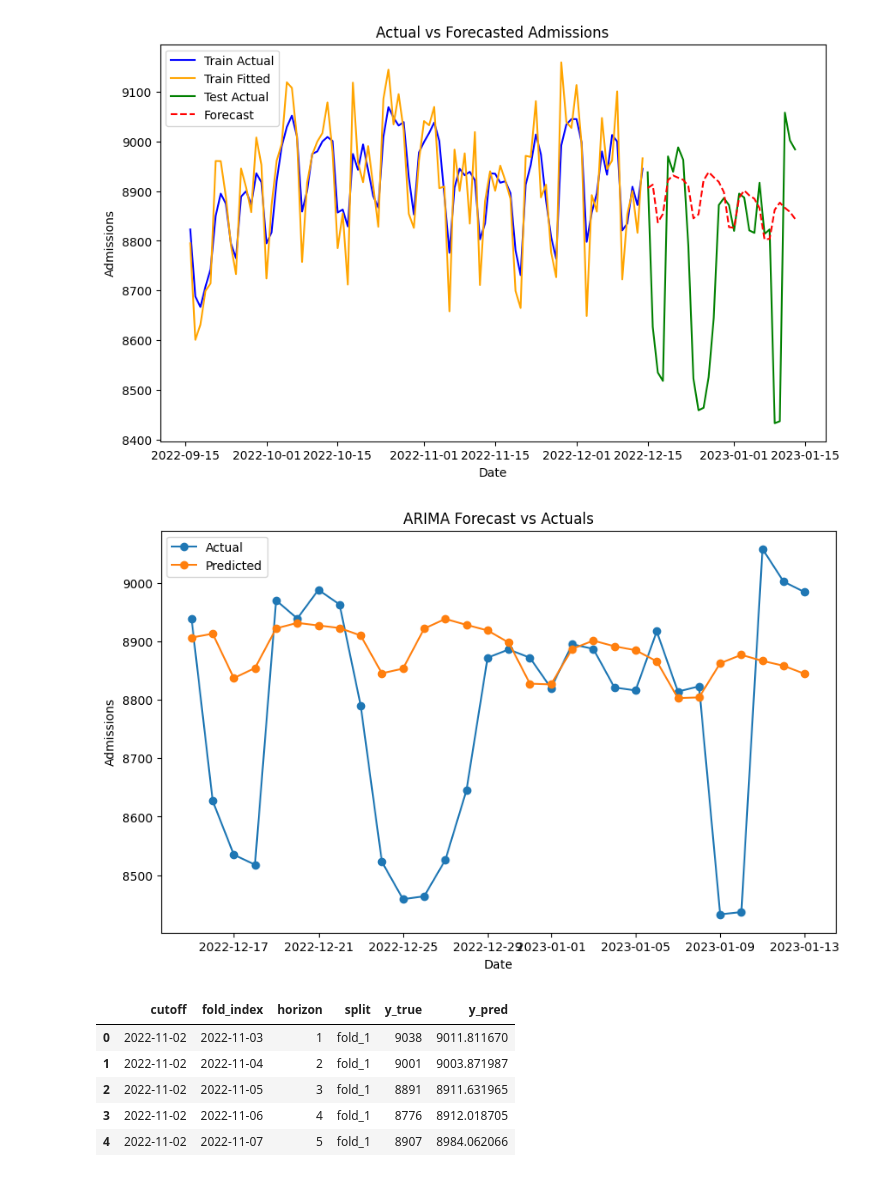
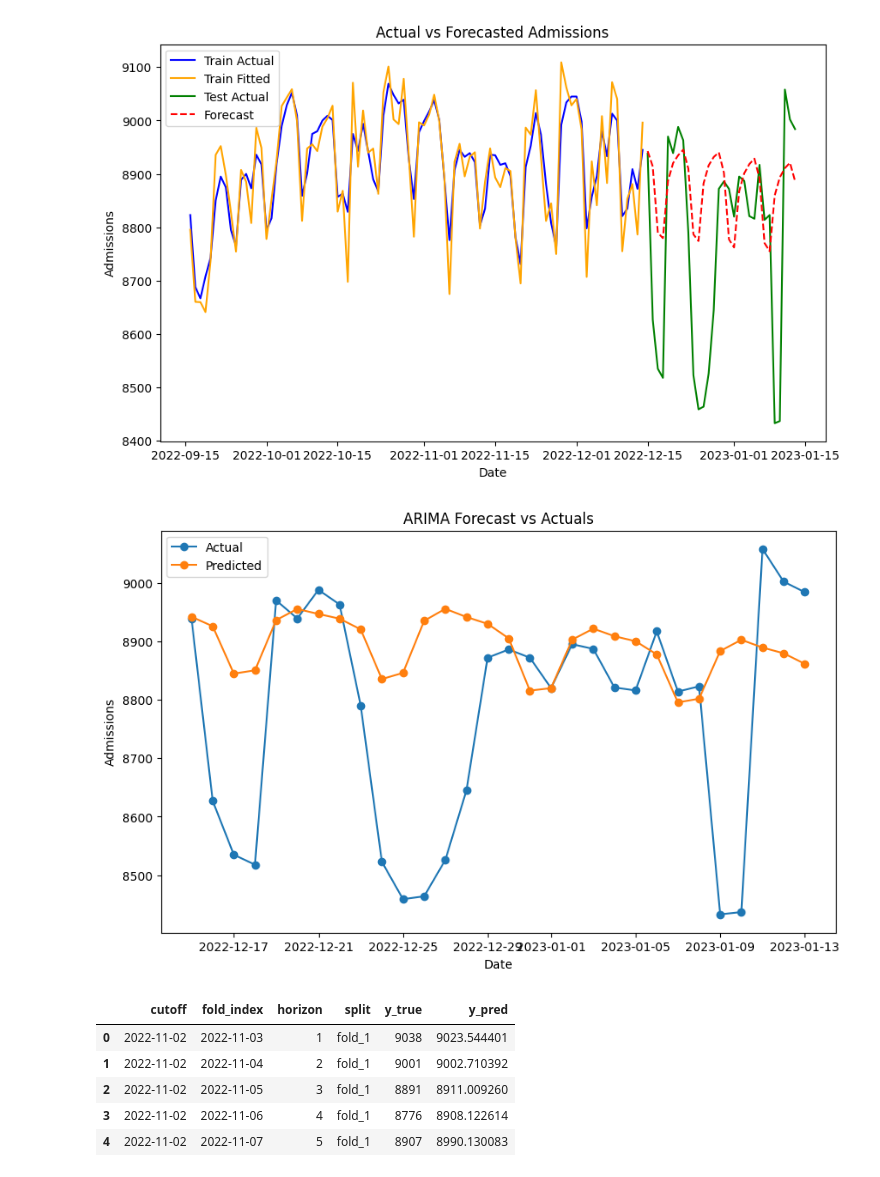
Before and after one commit to mustafaslanCoto/peshbeen, a Jupyter notebook: nbs/modules/02_models/06_arima.ipynb, the cells around one changed output. Cells and saved outputs as stored; diff of their text form; code cells hidden in the pictures.

```diff
--- a/nbs/modules/02_models/06_arima.ipynb
+++ b/nbs/modules/02_models/06_arima.ipynb
@@ -569,35 +569,35 @@ wales_admissions["day_of_week"] = wales_admissions.index.dayofweek
 wales_admissions["month"] = wales_admissions.index.month
 # wales_admissions = pd.get_dummies(wales_admissions, columns=["day_of_week", "month"], drop_first=True, dtype=np.float32)
 # split the data into train and test sets
 train = wales_admissions[:-80]
 test = wales_admissions[-80:-50]
 cat_variables = ["day_of_week", "month"]
 from peshbeen.transformations import rolling_mean, rolling_std
 trns = [rolling_mean(window_size=30, shift=1), rolling_std(window_size=30, shift=1)]
 
-arima_mod = arima(target_col="admissions", order=(1, 0, 1), seasonal_order=(0, 0, 1), seasonal_length=7,
+arima_mod = arima(target_col="admissions", order=(1, 1, 1), seasonal_order=(0, 1, 1), seasonal_length=7,
       cat_variables=["day_of_week", "month"], lag_transform=trns, categorical_encoder=te
 )
 
 arima_mod.fit(train)
 arima_mod.predict_in_sample()
 
 trn= arima_mod.forecast(H=30, exog=test.drop(columns=["admissions"]))
 
 ## plot actual vs forecasts
 import matplotlib.pyplot as plt
 plt.figure(figsize=(10, 6))
 plt.plot(train.index[-90:], train['admissions'][-90:], label='Train Actual', color='blue')
 plt.plot(train.index[-90:], arima_mod.fitted_values[-90:], label='Train Fitted', color='orange')
 plt.plot(test.index, test['admissions'], label='Test Actual', color='green')
 plt.plot(test.index, trn, label='Forecast', color='red', linestyle='--')
 plt.xlabel('Date')
 plt.ylabel('Admissions')
 plt.title('Actual vs Forecasted Admissions')
 plt.legend()
 plt.show()
 # %% [output]
-[figure, old version]
+[figure, new version]
 # %%
 #| hide
 
@@ -616,15 +616,15 @@ plt.ylabel("Admissions")
 plt.legend()
 plt.show()
 # %% [output]
-[figure, old version]
+[figure, new version]
 # %%
 #| hide
 cvdf = arima_mod.cross_validate(df=train, cv_split=5, test_size=30, metrics=mtrcs, step_size=3)
 cvdf.head()
 # %% [output]
 |  | cutoff | fold_index | horizon | split | y_true | y_pred |
-| 0 | 2022-11-02 | 2022-11-03 | 1 | fold_1 | 9038 | 9011.811670 |
-| 1 | 2022-11-02 | 2022-11-04 | 2 | fold_1 | 9001 | 9003.871987 |
-| 2 | 2022-11-02 | 2022-11-05 | 3 | fold_1 | 8891 | 8911.631965 |
-| 3 | 2022-11-02 | 2022-11-06 | 4 | fold_1 | 8776 | 8912.018705 |
-| 4 | 2022-11-02 | 2022-11-07 | 5 | fold_1 | 8907 | 8984.062066 |
+| 0 | 2022-11-02 | 2022-11-03 | 1 | fold_1 | 9038 | 9023.544401 |
+| 1 | 2022-11-02 | 2022-11-04 | 2 | fold_1 | 9001 | 9002.710392 |
+| 2 | 2022-11-02 | 2022-11-05 | 3 | fold_1 | 8891 | 8911.009260 |
+| 3 | 2022-11-02 | 2022-11-06 | 4 | fold_1 | 8776 | 8908.122614 |
+| 4 | 2022-11-02 | 2022-11-07 | 5 | fold_1 | 8907 | 8990.130083 |
```
Also changed, not shown: 3 other files.
